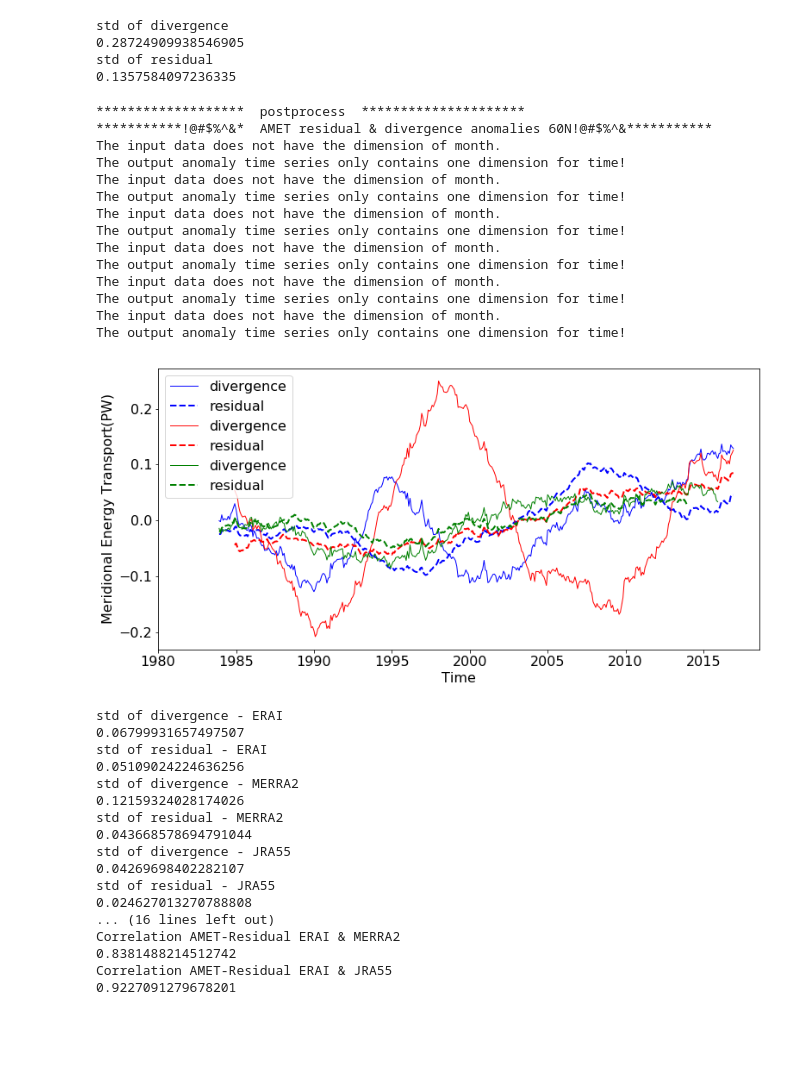
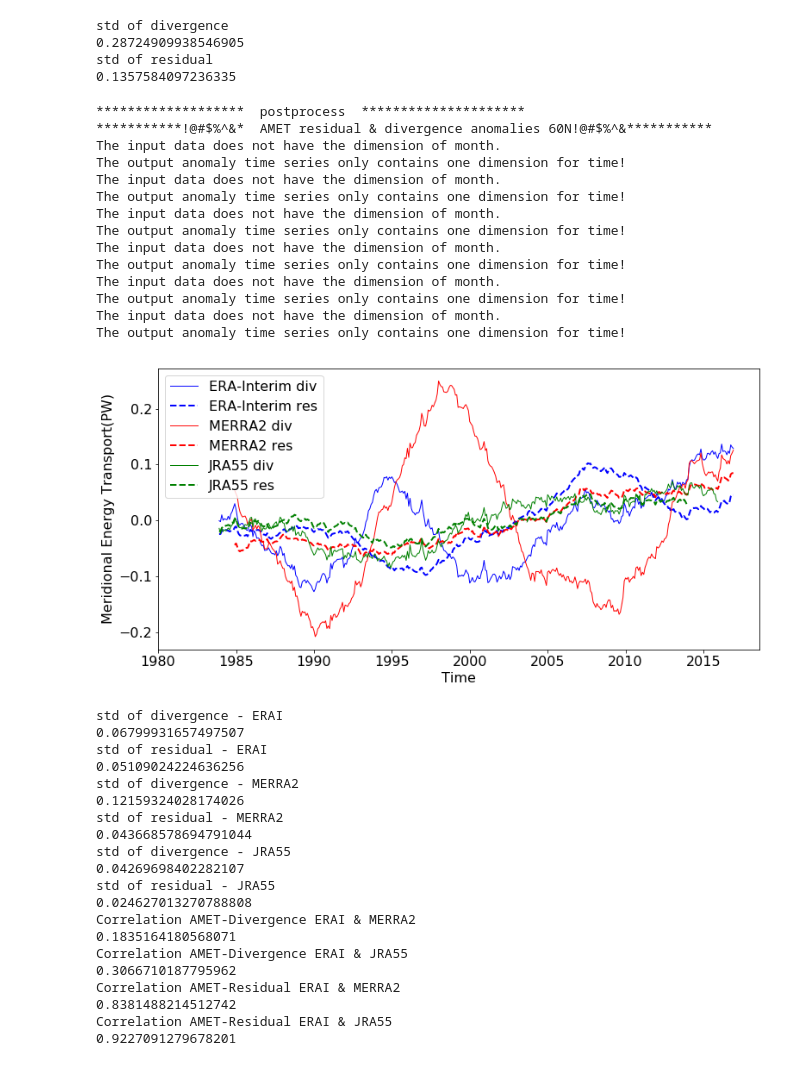
Before and after one commit to geek-yang/AirSeaFlow, a Jupyter notebook: Postprocessing/dataExpo/AMET_residual.ipynb, the cells around one changed output. Drawn from its saved outputs; the diff is of its cells as text; code cells hidden in the pictures; blank space fills up the shorter version.

```diff
--- a/Postprocessing/dataExpo/AMET_residual.ipynb
+++ b/Postprocessing/dataExpo/AMET_residual.ipynb
@@ -567,17 +567,17 @@ std of residual
     fig4 = plt.figure()
     fig4.set_size_inches(12.5, 6)
     plt.plot(index[59:], stat_AMET_div_ERAI._lowpass,'b-',
-             linewidth=1.0,label='divergence')
+             linewidth=1.0,label='ERA-Interim div')
     plt.plot(index[59:], stat_AMET_res_ERAI._lowpass,
-             'b--', linewidth=2.0, label='residual')
+             'b--', linewidth=2.0, label='ERA-Interim res')
     plt.plot(index[71:], stat_AMET_div_MERRA2._lowpass,'r-',
-             linewidth=1.0,label='divergence')
+             linewidth=1.0,label='MERRA2 div')
     plt.plot(index[71:], stat_AMET_res_MERRA2._lowpass,
-             'r--', linewidth=2.0, label='residual')
+             'r--', linewidth=2.0, label='MERRA2 res')
     plt.plot(index[59:-12], stat_AMET_div_JRA55._lowpass,'g-',
-             linewidth=1.0,label='divergence')
+             linewidth=1.0,label='JRA55 div')
     plt.plot(index[59:-36], stat_AMET_res_JRA55._lowpass,
-             'g--', linewidth=2.0, label='residual')
+             'g--', linewidth=2.0, label='JRA55 res')
     plt.xlabel("Time",fontsize=16)
     plt.xticks(np.arange(13,len(year_ERAI)*12+1,60), index_year,fontsize=16)
     plt.ylabel("Meridional Energy Transport(PW)",fontsize=16)
@@ -603,34 +603,34 @@ std of residual
     _, _, Corr_AMET_Res, _, _ = stats.linregress(stat_AMET_div_MERRA2._lowpass,
                                                  stat_AMET_div_ERAI._lowpass[12:])
     print (Corr_AMET_Res)
     print ('Correlation AMET-Divergence ERAI & JRA55')
     _, _, Corr_AMET_Res, _, _ = stats.linregress(stat_AMET_div_JRA55._lowpass,
                                                  stat_AMET_div_ERAI._lowpass[:-12])
     print (Corr_AMET_Res)
     print ('Correlation AMET-Residual ERAI & MERRA2')
     _, _, Corr_AMET_Res, _, _ = stats.linregress(stat_AMET_res_MERRA2._lowpass,
                                                  stat_AMET_res_ERAI._lowpass[12:])
     print (Corr_AMET_Res)
     print ('Correlation AMET-Residual ERAI & JRA55')
     _, _, Corr_AMET_Res, _, _ = stats.linregress(stat_AMET_res_JRA55._lowpass,
                                                  stat_AMET_res_ERAI._lowpass[:-36])
     print (Corr_AMET_Res)
 # %% [output]
 *******************  postprocess  *********************
 ***********!@#$%^&*  AMET residual & divergence anomalies 60N!@#$%^&***********
 The input data does not have the dimension of month.
 The output anomaly time series only contains one dimension for time!
 The input data does not have the dimension of month.
 The output anomaly time series only contains one dimension for time!
 The input data does not have the dimension of month.
 The output anomaly time series only contains one dimension for time!
 The input data does not have the dimension of month.
 The output anomaly time series only contains one dimension for time!
 The input data does not have the dimension of month.
 The output anomaly time series only contains one dimension for time!
 The input data does not have the dimension of month.
 The output anomaly time series only contains one dimension for time!
-[figure, old version]
+[figure, new version]
 std of divergence - ERAI
 0.06799931657497507
 std of residual - ERAI
@@ -643,7 +643,10 @@ std of divergence - JRA55
 0.04269698402282107
 std of residual - JRA55
 0.024627013270788808
-... (16 lines left out)
+Correlation AMET-Divergence ERAI & MERRA2
+0.1835164180568071
+Correlation AMET-Divergence ERAI & JRA55
+0.3066710187795962
 Correlation AMET-Residual ERAI & MERRA2
 0.8381488214512742
 Correlation AMET-Residual ERAI & JRA55
```
Also changed, not shown: parts of 1 cell of this notebook, 2 other files.
